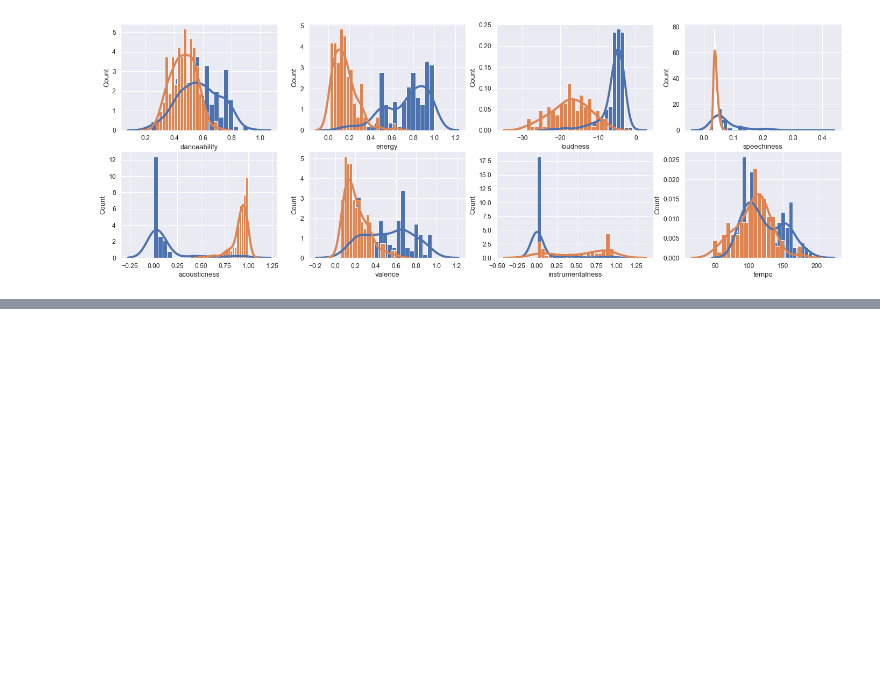
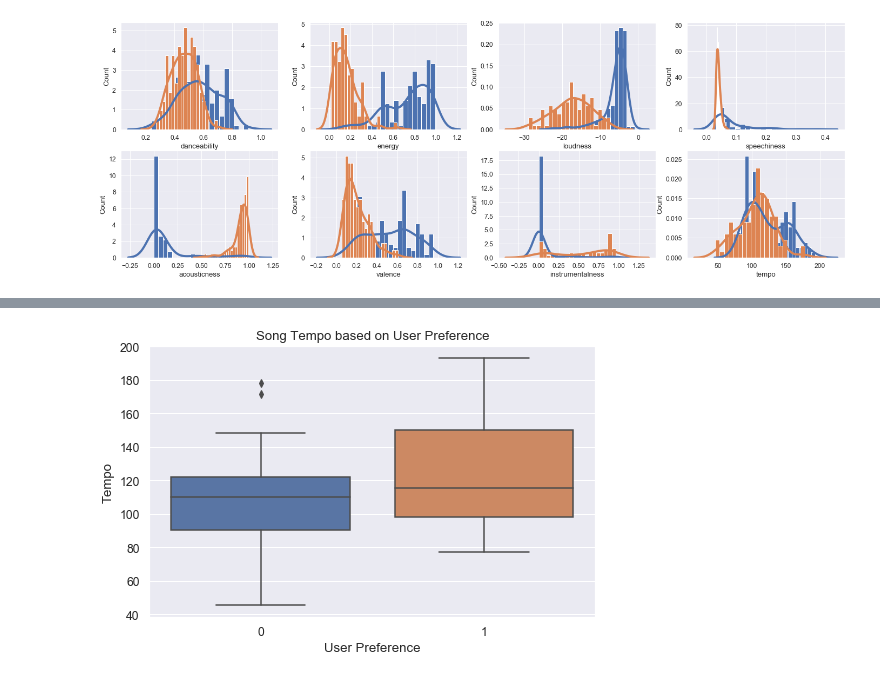
Before and after one commit to akochman/springboard-capstone1, a Jupyter notebook: spotipy_compare.ipynb, the cells around one changed output, grey strips where cells are left out. Cells and saved outputs as stored; diff of their text form; code cells hidden in the pictures; blank space fills up the shorter version.

```diff
--- a/spotipy_compare.ipynb
+++ b/spotipy_compare.ipynb
@@ -272,0 +285,11 @@ sns.distplot(df_disliked['tempo'], norm_hist=True, kde=True, bins=20, hist_kws={
+# %%
+# plot a boxplot of tempo for an overview
+sns.boxplot(x='user_preference', y='tempo', data=df_combined)
+
+_ = plt.xlabel('User Preference')
+_ = plt.ylabel('Tempo')
+_ = plt.title('Song Tempo based on User Preference')
+
+plt.show()
+# %% [output]
+[figure, added]
```
Also changed, not shown: parts of 5 cells of this notebook.
